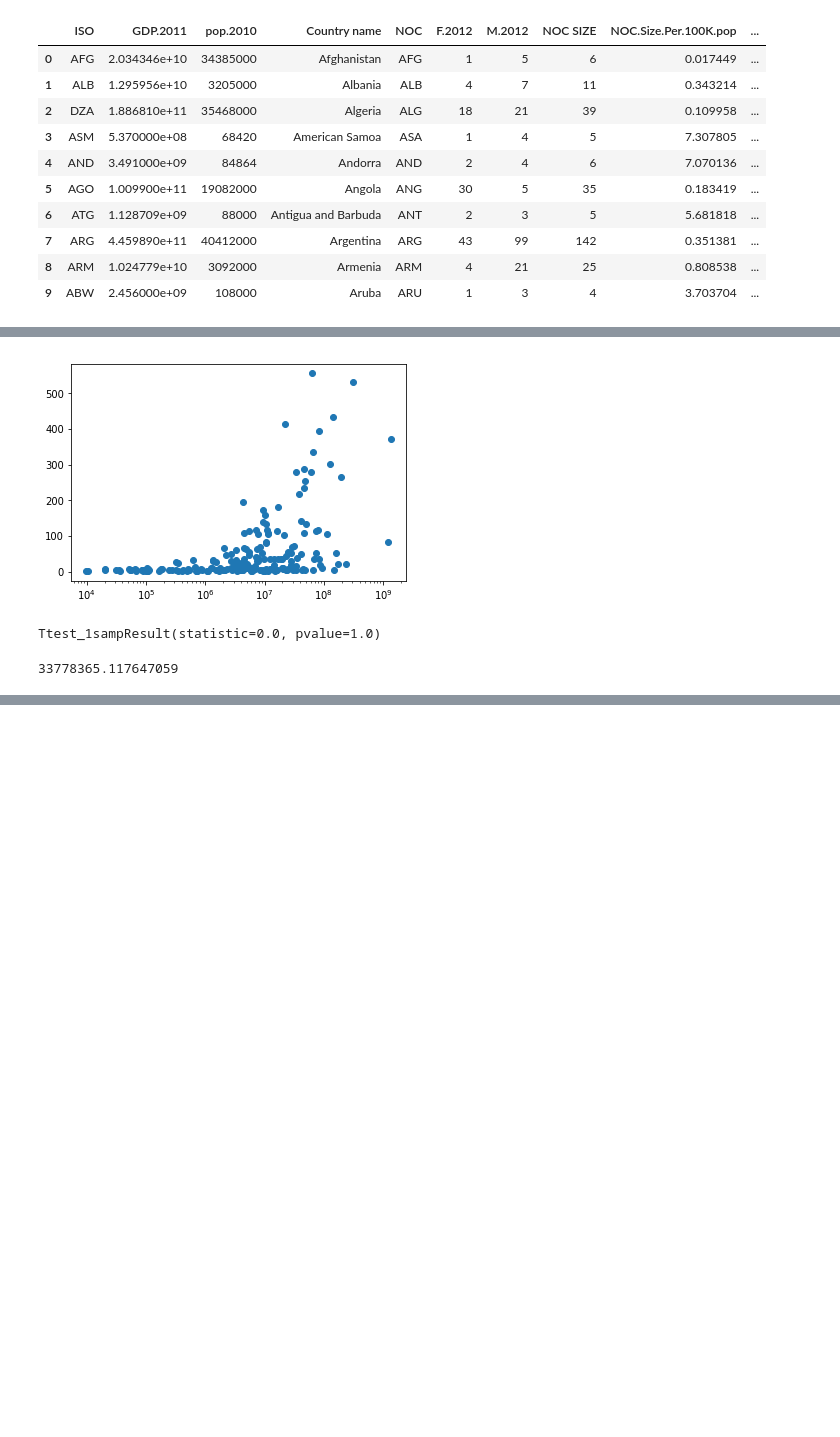
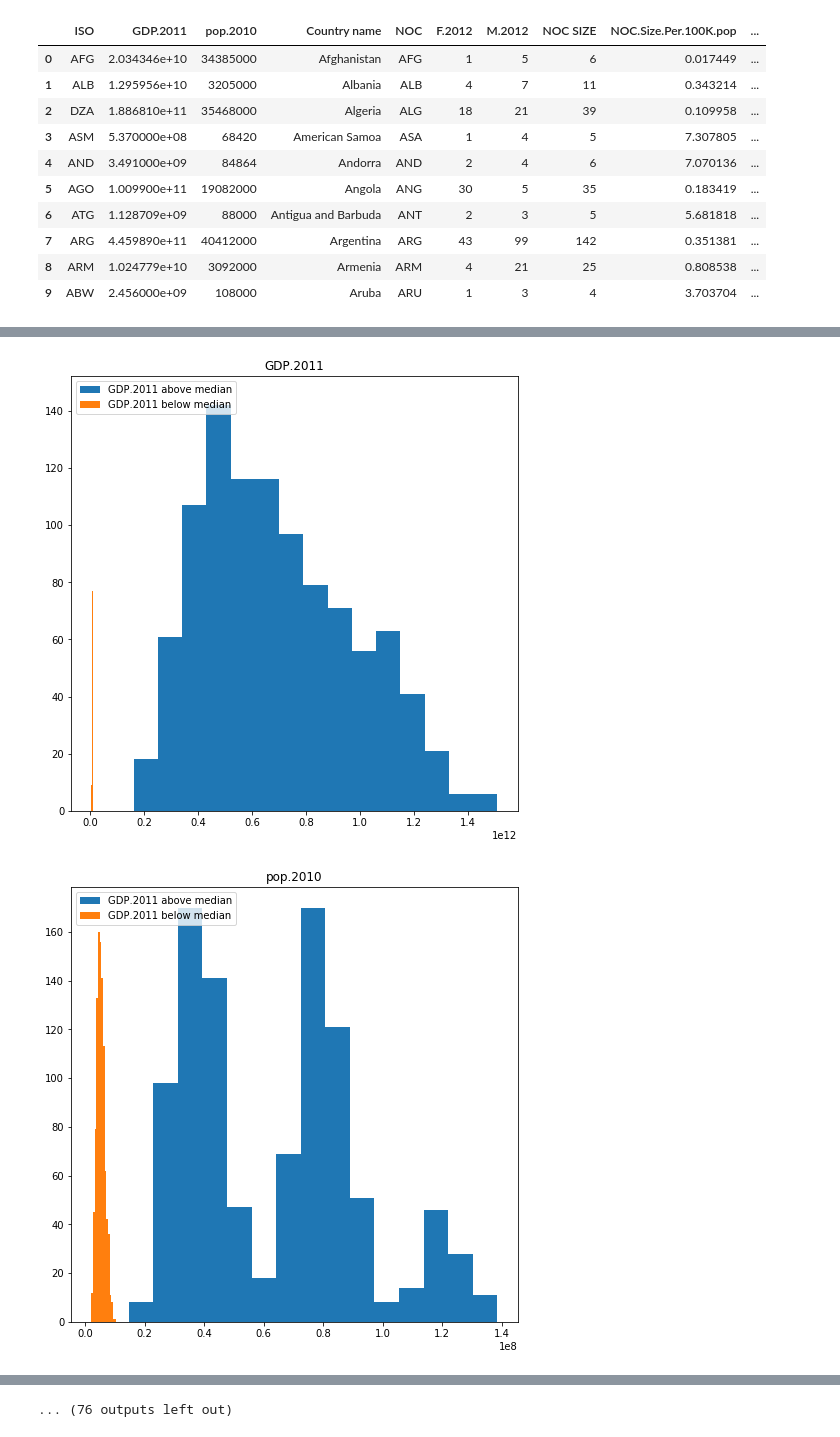
Before and after one commit to rab170/research-methods, a Jupyter notebook: olympics-hypothesis-testing/hypothesis_testing.ipynb, the cells around one changed output, grey strips where cells are left out. Cells and saved outputs as stored; diff of their text form; code cells hidden in the pictures; blank space fills up the shorter version.

Commit message:
centeral limit theorem sampling stuff

```diff
--- a/olympics-hypothesis-testing/hypothesis_testing.ipynb
+++ b/olympics-hypothesis-testing/hypothesis_testing.ipynb
@@ -56,14 +63,31 @@ ax.set_xscale('log')
-# %%
-fig, ax = plt.subplots()
-ax.scatter(df['pop.2010'], df['NOC SIZE'])
-ax.set_xscale('log')
-# %% [output]
-[figure, removed]
-# %%
-stats.ttest_1samp(df['pop.2010'], 33778365.117647059)
-# %% [output]
-Ttest_1sampResult(statistic=0.0, pvalue=1.0)
-# %%
-np.mean(df['pop.2010'])
-# %% [output]
-33778365.117647059
+# %%
+rows = df.median().index
+
+def centeral_limit_theorem_samples(split_with, N = 30, M = 1000):
+    median = df[split_with].median()
+    below = df[df[split_with] <= median]
+    above = df[df[split_with] > median]
+
+    samples = {'above':[], 'below':[]}
+    for _ in range(M):
+        samples['above'].append(above.sample(N).mean())
+        samples['below'].append(below.sample(N).mean())
+
+    mu = {'above':{}, 'below':{}}
+    for row in rows:
+        mu['above'][row] = map(lambda x: x[row], samples['above'])
+        mu['below'][row] = map(lambda x: x[row], samples['below'])
+    return samples, mu
+# %%
+for split_condition in ['GDP.2011', 'pop.2010']:
+    (samples, mu) = centeral_limit_theorem_samples(split_condition)
+    for row in rows:
+        fig = plt.figure(figsize=(8, 8))
+        axes = fig.add_subplot(111)
+        axes.hist(mu['above'][row], bins=15, label = '{0} above median'.format(split_condition));
+        axes.hist(mu['below'][row], bins=15, label = '{0} below median'.format(split_condition));
+        axes.set_title(row)
+        axes.legend(loc=2);
+# %% [output]
+[figure, added]
+[figure, added]
@@ -69,0 +104 @@ np.mean(df['pop.2010'])
+... (76 outputs left out)
```
Also changed, not shown: parts of 14 cells of this notebook.
